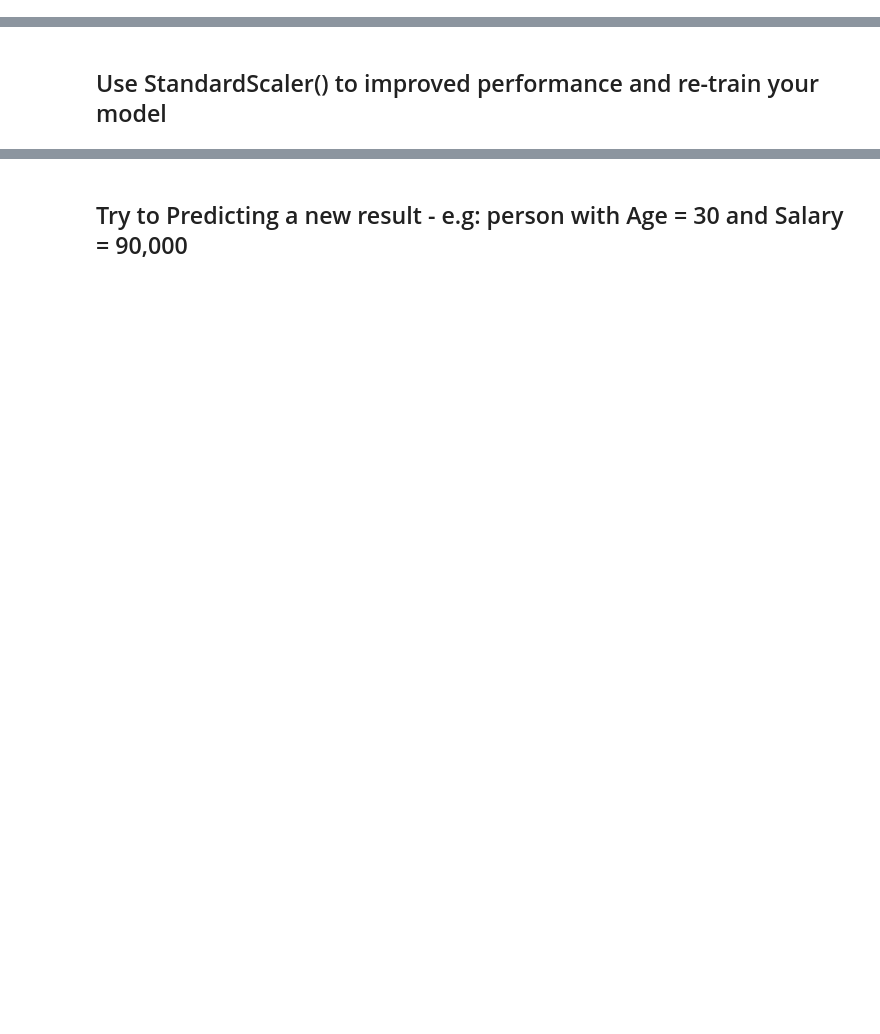
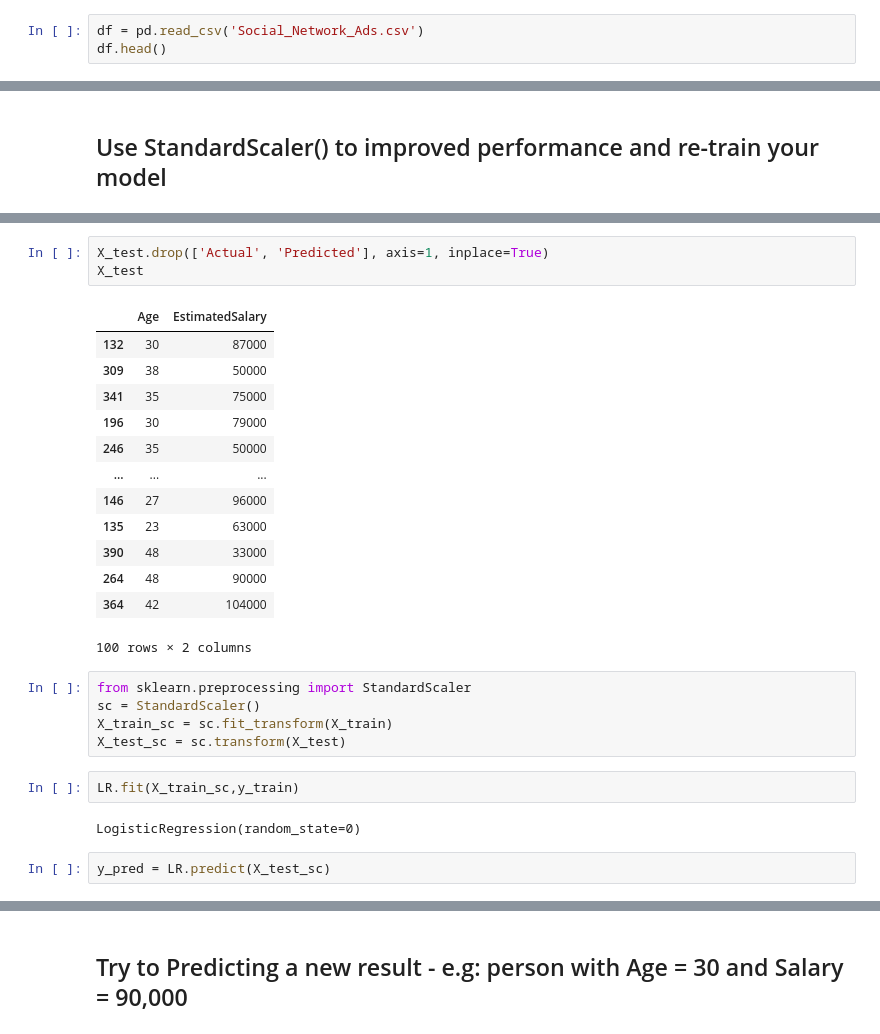
Before and after one commit to Tuwaiq-Data-Science-Bootcamp-V4/Logistic-Regression-Lab, a Jupyter notebook: LogisticRegression_Assignment.ipynb, the cells around one changed output, grey strips where cells are left out. Cells and saved outputs as stored; diff of their text form; blank space fills up the shorter version.

```diff
--- a/LogisticRegression_Assignment.ipynb
+++ b/LogisticRegression_Assignment.ipynb
@@ -26,0 +11,3 @@ memory usage: 15.8+ KB
+# %%
+df = pd.read_csv('Social_Network_Ads.csv')
+df.head()
@@ -110,0 +143,28 @@ weighted avg       0.89      0.89      0.89       100
+# %%
+X_test.drop(['Actual', 'Predicted'], axis=1, inplace=True)
+X_test
+# %% [output]
+|  | Age | EstimatedSalary |
+| 132 | 30 | 87000 |
+| 309 | 38 | 50000 |
+| 341 | 35 | 75000 |
+| 196 | 30 | 79000 |
+| 246 | 35 | 50000 |
+| ... | ... | ... |
+| 146 | 27 | 96000 |
+| 135 | 23 | 63000 |
+| 390 | 48 | 33000 |
+| 264 | 48 | 90000 |
+| 364 | 42 | 104000 |
+100 rows × 2 columns
+# %%
+from sklearn.preprocessing import StandardScaler
+sc = StandardScaler()
+X_train_sc = sc.fit_transform(X_train)
+X_test_sc = sc.transform(X_test)
+# %%
+LR.fit(X_train_sc,y_train)
+# %% [output]
+LogisticRegression(random_state=0)
+# %%
+y_pred = LR.predict(X_test_sc)
```
Also changed, not shown: parts of 31 cells of this notebook.
